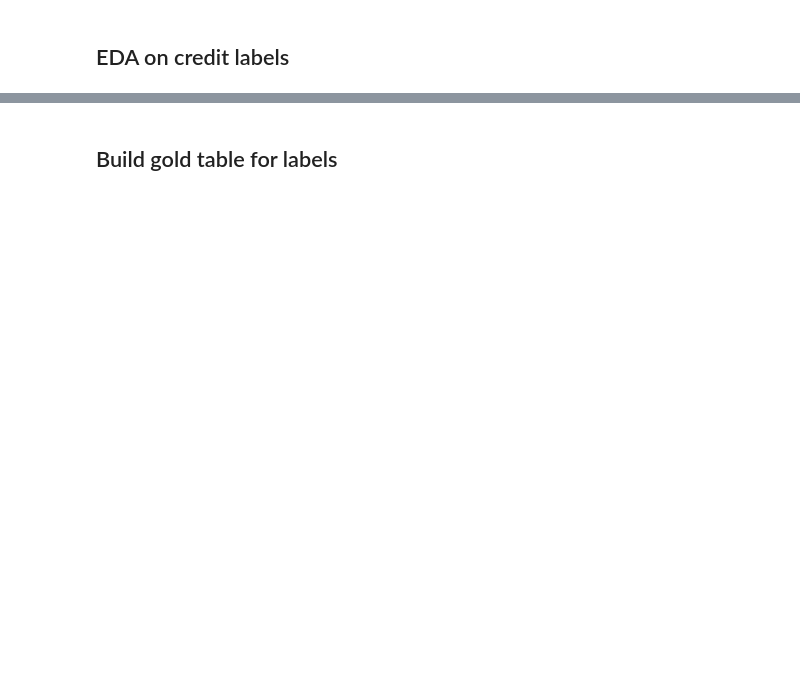
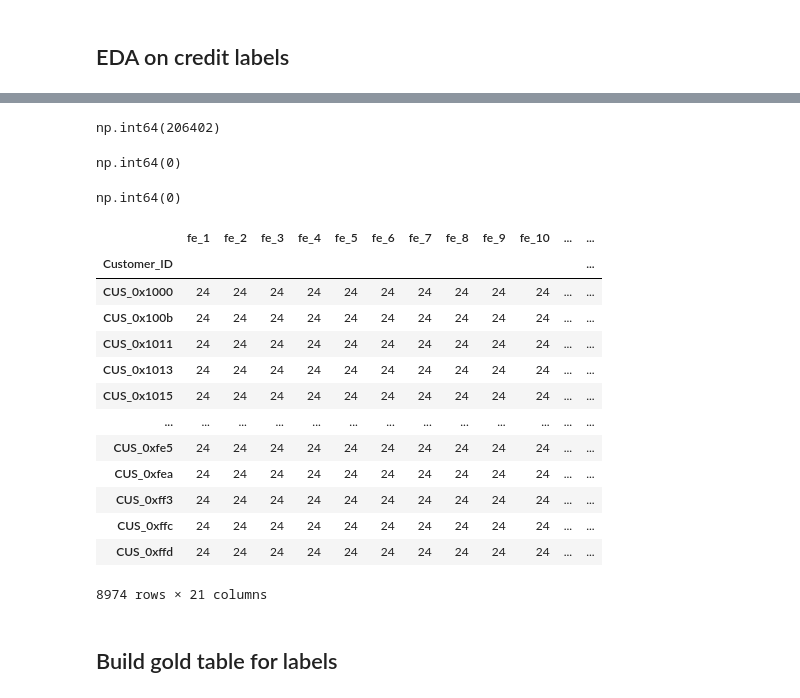
Before and after one commit to pakkei1212/MLE, a Jupyter notebook: a1/data_processing_main.ipynb, the cells around one changed output, grey strips where cells are left out. Cells and saved outputs as stored; diff of their text form; code cells hidden in the pictures; blank space fills up the shorter version.

```diff
--- a/a1/data_processing_main.ipynb
+++ b/a1/data_processing_main.ipynb
@@ -390,3 +887,32 @@ df.show()
+# %%
+silver_click_pdf.duplicated(['Customer_ID']).sum()
+# %% [output]
+np.int64(206402)
+# %%
+silver_attr_pdf.duplicated(['Customer_ID']).sum()
+# %% [output]
+np.int64(0)
+# %%
+silver_finanicial_pdf.duplicated(['Customer_ID']).sum()
+# %% [output]
+np.int64(0)
+# %%
+silver_click_pdf.groupby("Customer_ID").count()
+# %% [output]
+|  | fe_1 | fe_2 | fe_3 | fe_4 | fe_5 | fe_6 | fe_7 | fe_8 | fe_9 | fe_10 | ... | ... |
+| Customer_ID |  |  |  |  |  |  |  |  |  |  |  | ... |
+| CUS_0x1000 | 24 | 24 | 24 | 24 | 24 | 24 | 24 | 24 | 24 | 24 | ... | ... |
+| CUS_0x100b | 24 | 24 | 24 | 24 | 24 | 24 | 24 | 24 | 24 | 24 | ... | ... |
+| CUS_0x1011 | 24 | 24 | 24 | 24 | 24 | 24 | 24 | 24 | 24 | 24 | ... | ... |
+| CUS_0x1013 | 24 | 24 | 24 | 24 | 24 | 24 | 24 | 24 | 24 | 24 | ... | ... |
+| CUS_0x1015 | 24 | 24 | 24 | 24 | 24 | 24 | 24 | 24 | 24 | 24 | ... | ... |
+| ... | ... | ... | ... | ... | ... | ... | ... | ... | ... | ... | ... | ... |
+| CUS_0xfe5 | 24 | 24 | 24 | 24 | 24 | 24 | 24 | 24 | 24 | 24 | ... | ... |
+| CUS_0xfea | 24 | 24 | 24 | 24 | 24 | 24 | 24 | 24 | 24 | 24 | ... | ... |
+| CUS_0xff3 | 24 | 24 | 24 | 24 | 24 | 24 | 24 | 24 | 24 | 24 | ... | ... |
+| CUS_0xffc | 24 | 24 | 24 | 24 | 24 | 24 | 24 | 24 | 24 | 24 | ... | ... |
+| CUS_0xffd | 24 | 24 | 24 | 24 | 24 | 24 | 24 | 24 | 24 | 24 | ... | ... |
+8974 rows × 21 columns
 # %% [markdown]
 ## Build gold table for labels
 # %%
```
Also changed, not shown: parts of 74 cells of this notebook, 4 other files.
